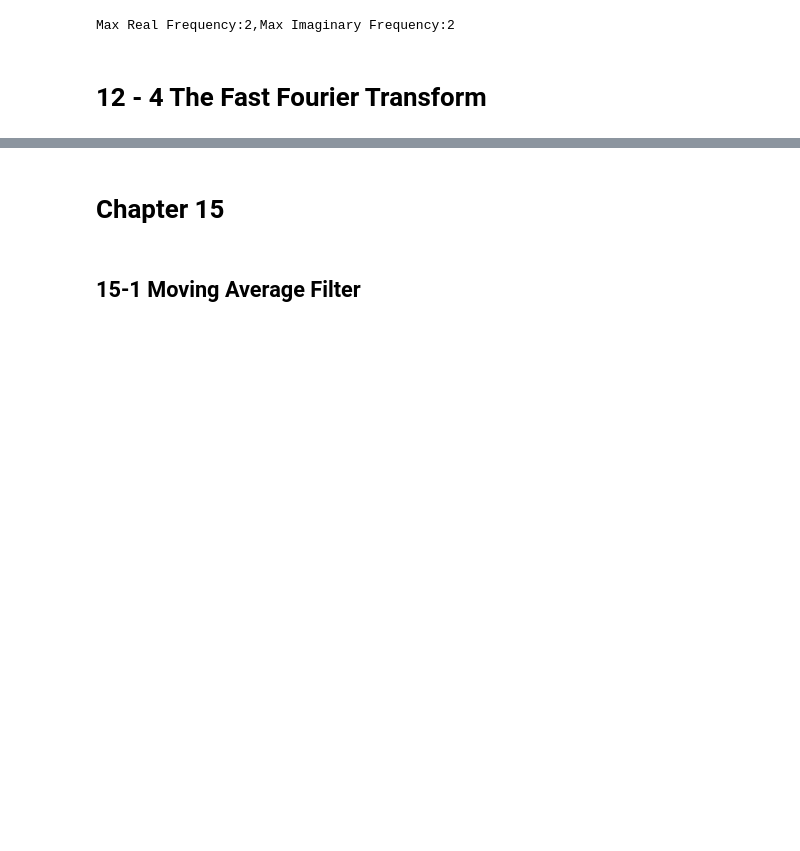
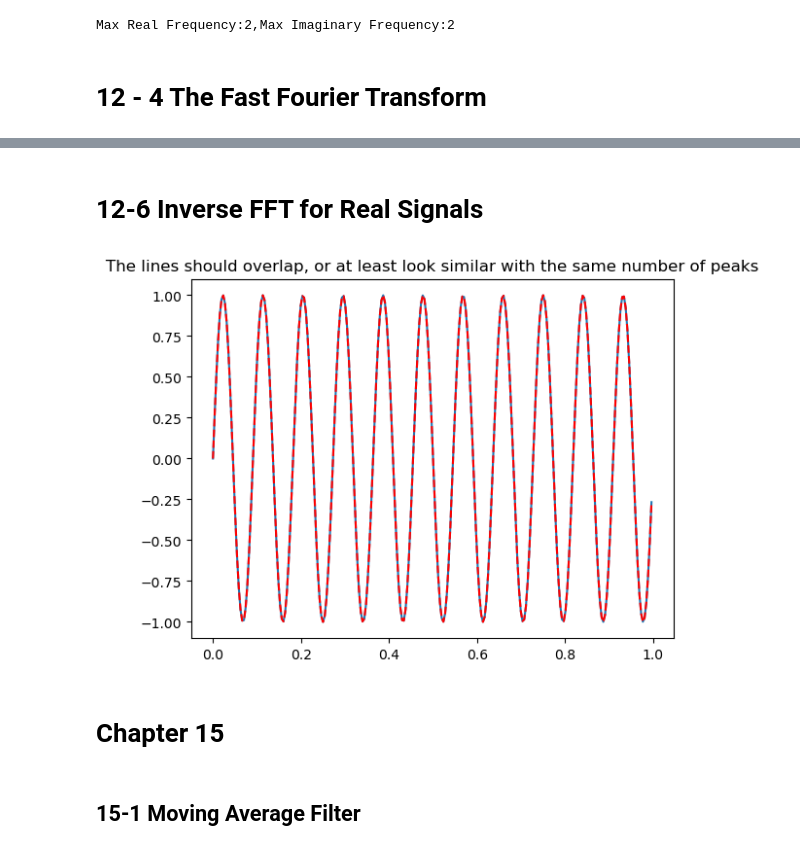
Before and after one commit to ujkam/sciengguidedsp_py, a Jupyter notebook: All_Chapters.ipynb, the cells around one changed output, grey strips where cells are left out. Saved outputs shown, nothing was run; the diff lists cells and outputs as text; code cells hidden in the pictures; blank space fills up the shorter version.

```diff
--- a/All_Chapters.ipynb
+++ b/All_Chapters.ipynb
@@ -409,3 +519,35 @@ Max Real Frequency:75,Max Imaginary Frequency:75
+# %% [markdown]
+# 12-6 Inverse FFT for Real Signals
+# %%
+#Generate a simple sine wave to test the DFT.
+srate = 256 # sampling rate
+#Assume we have 1 second of signal
+t = np.arange(0,1,1.0/srate)
+freq = 11 #frequency
+rex_orig = np.sin(2*np.pi*freq*t)
+imx_orig = [0] * len(rex)
+n = srate
+rex,imx = dsp_real_fft(rex_orig,imx_orig, srate)
+
+#Implementation of Code from Table 12-6
+for k in range(n//2 + 1, n):
+    rex[k] =  rex[n-k]
+    imx[k] = -imx[n-k]
+
+for k in range(n):
+    rex[k] =  rex[k] + imx[k]
+
+rex,imx = dsp_real_fft(rex,imx,srate)
+
+for i in range(n):
+    rex[i] =  (rex[i] + imx[i])/n
+    imx[i] = 0
+# %%
+plt.plot(t, rex_orig, 'C0', t,rex,'r--')
+plt.title("The lines should overlap, or at least look similar with the same number of peaks")
+plt.show()
+# %% [output]
+[figure, added]
 # %% [markdown]
 # Chapter 15
 # %% [markdown]
```
Also changed, not shown: parts of 19 cells of this notebook.
